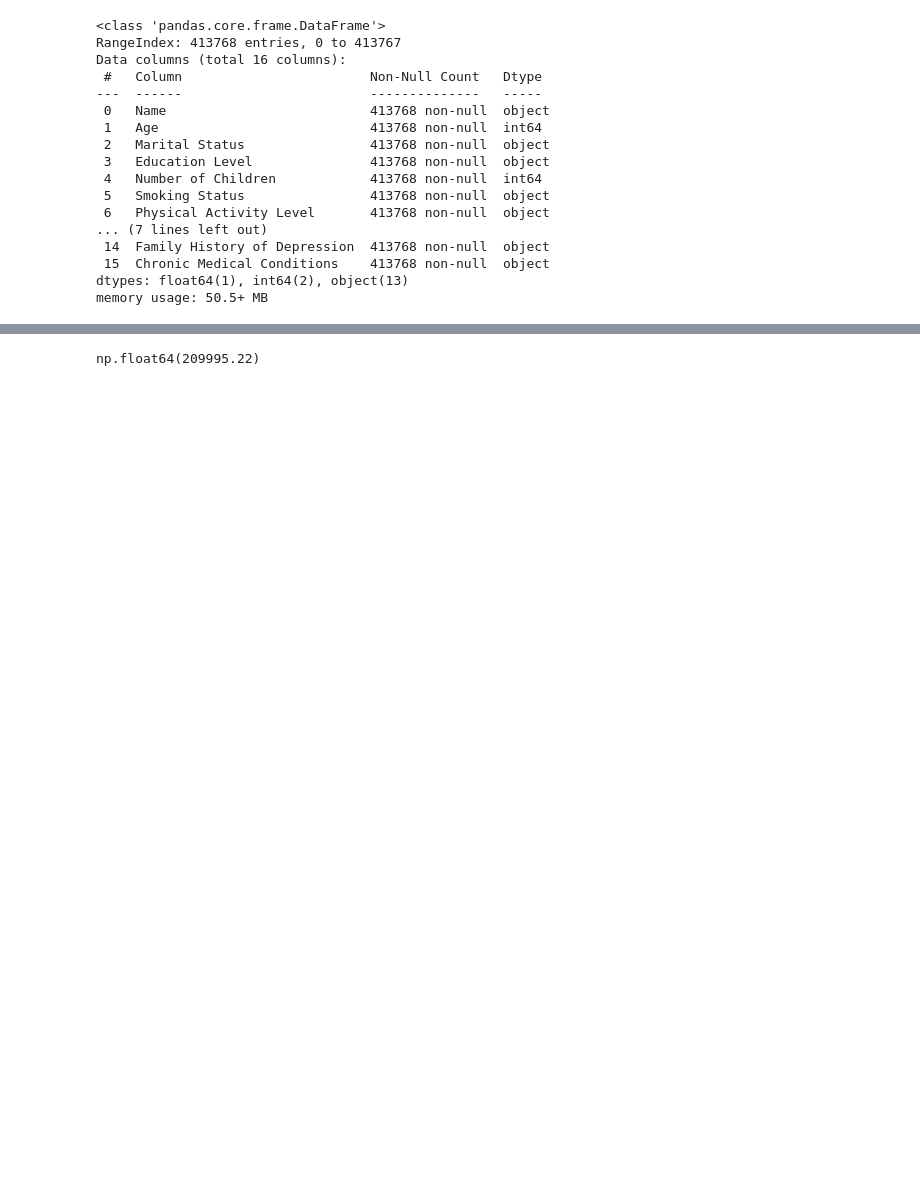
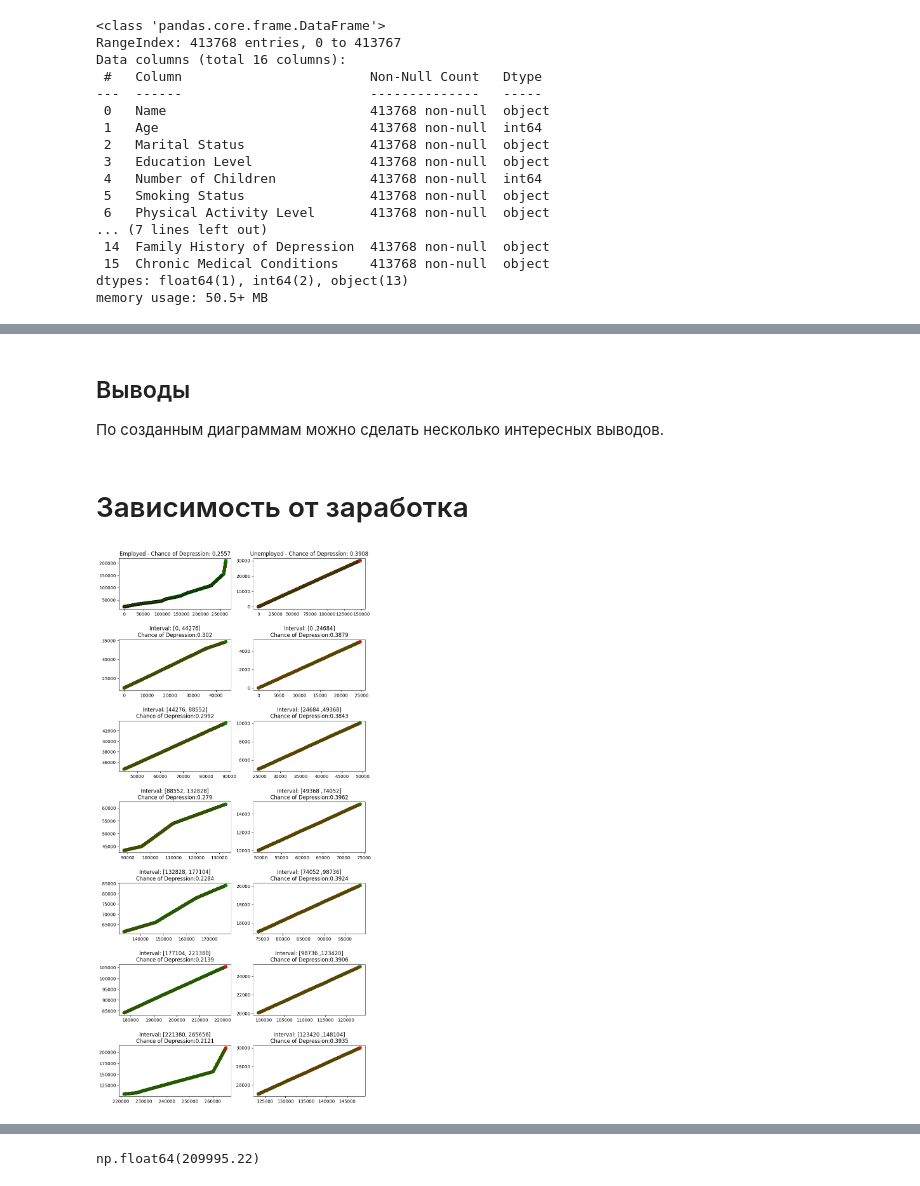
Before and after one commit to NikoSolov/DepressionResearch, a Jupyter notebook: source/notebooks/Example 1.ipynb, the cells around one changed output, grey strips where cells are left out. Saved outputs shown, nothing was run; the diff lists cells and outputs as text; code cells hidden in the pictures; blank space fills up the shorter version.

```diff
--- a/source/notebooks/Example 1.ipynb
+++ b/source/notebooks/Example 1.ipynb
@@ -54,0 +175,59 @@ memory usage: 50.5+ MB
+# %% [markdown]
+## Выводы
+По созданным диаграммам можно сделать несколько интересных выводов.
+# %% [markdown]
+# Зависимость от заработка
+# %%
+income_df = depr_df[
+    ["Income", "Employment Status", "History of Mental Illness"]
+].sort_values(by=['Income'])
+income_df["Ill"] = income_df["History of Mental Illness"].map({"No": 0, "Yes": 1})
+income_df["Emp"] = income_df["Employment Status"].map({"Unemployed": 0, "Employed": 1})
+# print(income_df)
+# ----------------------------------
+emp_Y = income_df[income_df["Emp"]==1]["Income"].to_numpy()
+emp_X = np.arange(emp_Y.shape[0])
+emp_c_type = income_df[income_df["Emp"]==1]["Ill"].to_numpy()
+
+unemp_Y = income_df[income_df["Emp"]==0]["Income"].to_numpy()
+unemp_X = np.arange(unemp_Y.shape[0])
+unemp_c_type = income_df[income_df["Emp"]==0]["Ill"].to_numpy()
+
+emp_col = np.where(emp_c_type==1, 'r','g')
+unemp_col = np.where(unemp_c_type==1, 'r','g')
+rows = 6
+# ------------------------------------
+fig, ax = plt.subplots(rows+1,2, figsize=(10,22))
+plt.subplots_adjust(hspace=0.6)
+
+ax[0, 0].set_title(f"Employed - Chance of Depression: {np.round(emp_c_type.sum()/emp_c_type.shape[0], decimals=4)}")
+ax[0, 0].scatter(emp_X, emp_Y, c=emp_col)
+
+ax[0, 1].set_title(f"Unemployed - Chance of Depression: {np.round(unemp_c_type.sum()/unemp_c_type.shape[0], decimals = 4)}")
+ax[0, 1].scatter(unemp_X, unemp_Y, c=unemp_col)
+# ------------------------------------
+
+
+emp_delta = emp_X.shape[0]//rows
+unemp_delta = unemp_X.shape[0]//rows
+for i in tqdm(range(rows)):
+    unemp_cols = unemp_c_type[i*unemp_delta:(i+1)*unemp_delta]
+    unemp_illness = np.round(unemp_cols.sum()/unemp_cols.shape[0], decimals=4)
+    emp_cols = emp_c_type[i*emp_delta:(i+1)*emp_delta]
+    emp_illness = np.round(emp_cols.sum()/emp_cols.shape[0], decimals=4)
+    # cols[cols]
+    ax[i+1, 0].set_title(
+        f"Interval: [{i*emp_delta}, {(i+1)*emp_delta}]\nChance of Depression:{emp_illness}"
+    )
+    ax[i+1, 1].set_title(
+        f"Interval: [{i*unemp_delta} ,{(i+1)*unemp_delta}]\nChance of Depression:{unemp_illness}")
+    ax[i+1, 0].scatter(
+        emp_X[i*emp_delta:(i+1)*emp_delta],
+        emp_Y[i*emp_delta:(i+1)*emp_delta],
+        c=emp_col[i*emp_delta:(i+1)*emp_delta])
+    ax[i+1, 1].scatter(
+        unemp_X[i*unemp_delta:(i+1)*unemp_delta],
+        unemp_Y[i*unemp_delta:(i+1)*unemp_delta],
+        c=unemp_col[i*unemp_delta:(i+1)*unemp_delta])
+# %% [output]
+[figure, added]
```
Also changed, not shown: parts of 31 cells of this notebook, 4 other files.
